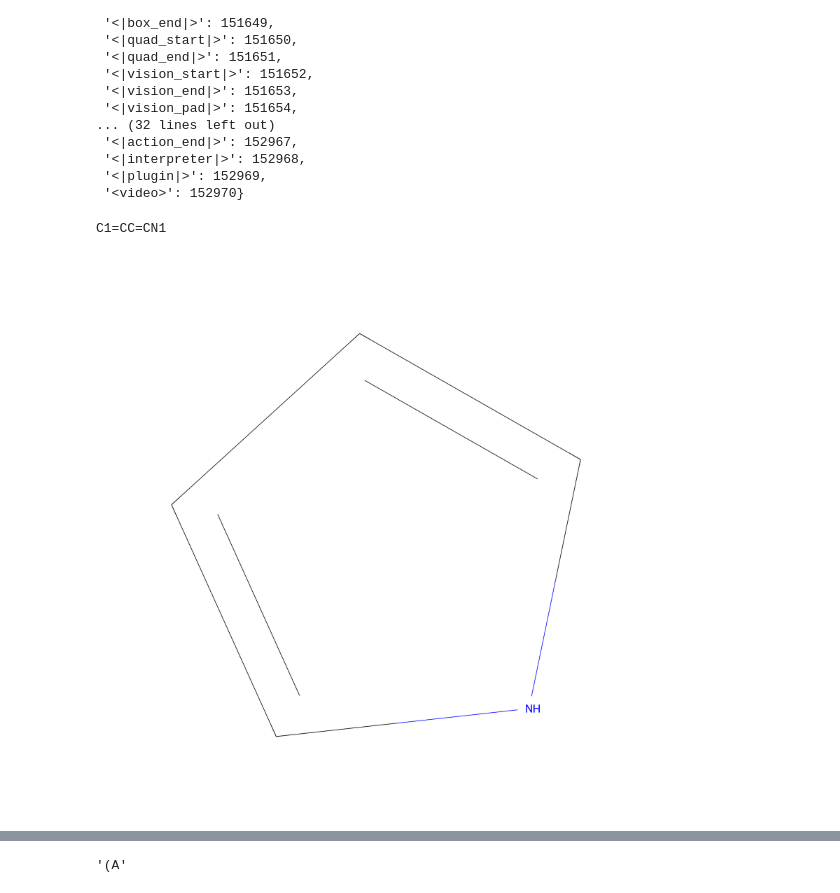
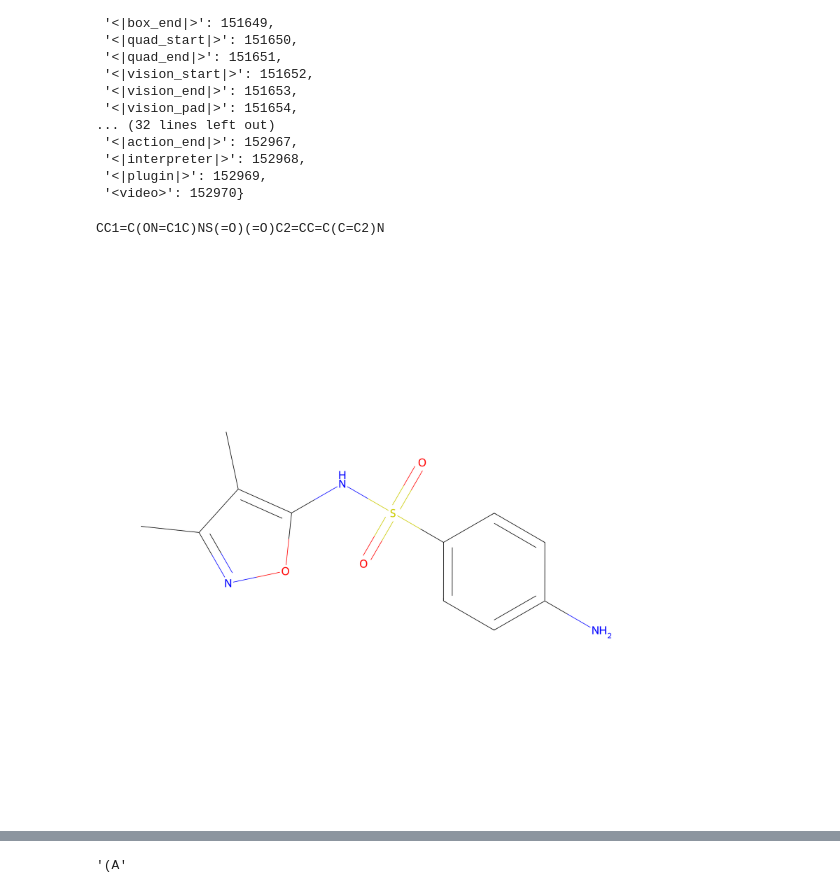
Before and after one commit to DragonDescentZerotsu/Intern-S1-recipe, a Jupyter notebook: debug.ipynb, the cells around one changed output, grey strips where cells are left out. Saved outputs shown, nothing was run; the diff lists cells and outputs as text; code cells hidden in the pictures.

```diff
--- a/debug.ipynb
+++ b/debug.ipynb
@@ -155,31 +155,31 @@ tokenizer.get_added_vocab()
 # %%
 from rdkit import Chem
 from rdkit.Chem import Draw
 # import selfies as sf
 from rdkit.Chem import rdDepictor
 from rdkit.Chem.Draw import MolDrawOptions
 
 # 使用从 OPSIN 获得的 SMILES
-smiles = "C1=CC=CN1"
+smiles = "CC1=C(ON=C1C)NS(=O)(=O)C2=CC=C(C=C2)N"
 # smiles = "[C][=O][N]"
 # C[N+](C)(C)CCCC[C@@H](C(=O)[O-])[NH3+]
 # smiles = sf.decoder(smiles)
 print(smiles)
 # 创建分子对象
 mol = Chem.MolFromSmiles(smiles)
 
 rdDepictor.SetPreferCoordGen(True)
 rdDepictor.Compute2DCoords(mol)
 
 opts = MolDrawOptions()
 # opts.reduceOverlap = True
 
 # 绘制分子结构
 img = Draw.MolToImage(mol, size=(2000, 2000))
 display(img)
 # %% [output]
-C1=CC=CN1
+CC1=C(ON=C1C)NS(=O)(=O)C2=CC=C(C=C2)N
-[figure, old version]
+[figure, new version]
 # %%
 from rdkit import Chem
 from rdkit.Chem import Draw
```
Also changed, not shown: parts of 1 cell of this notebook, 4 other files.
